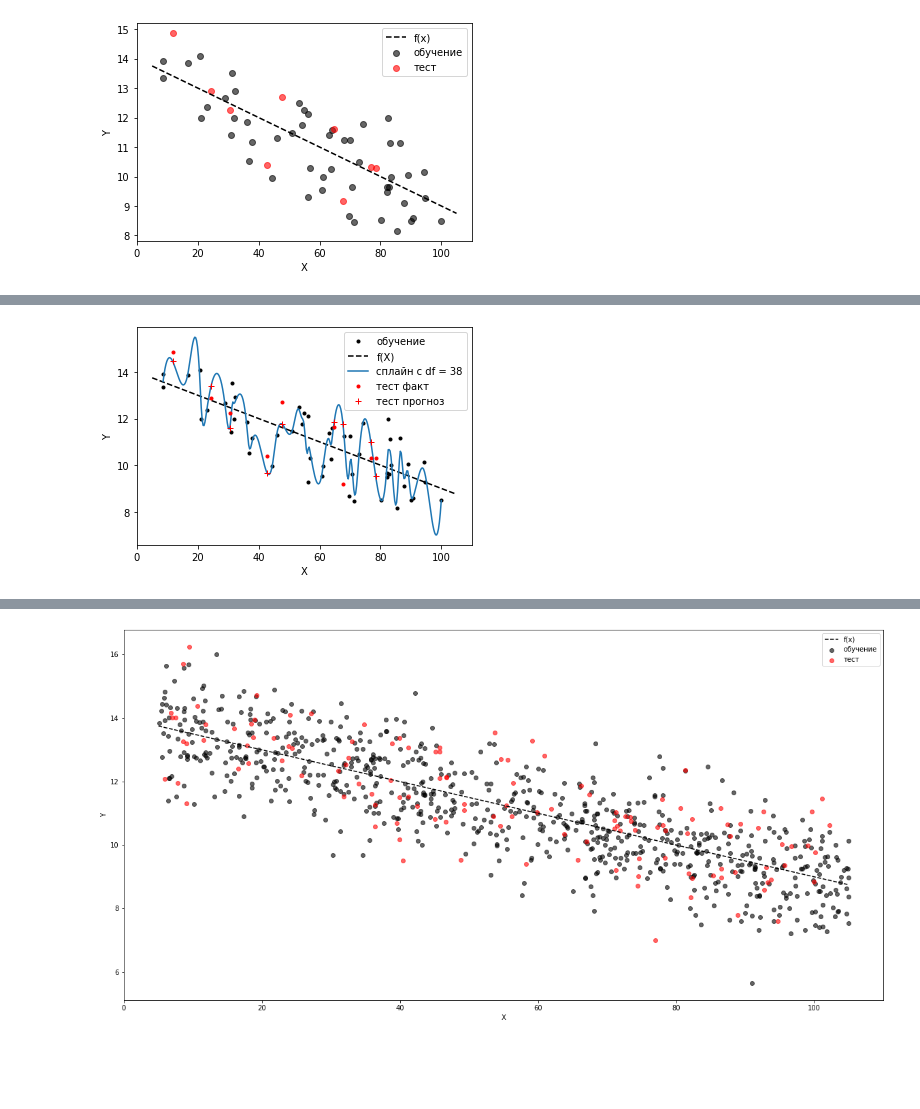
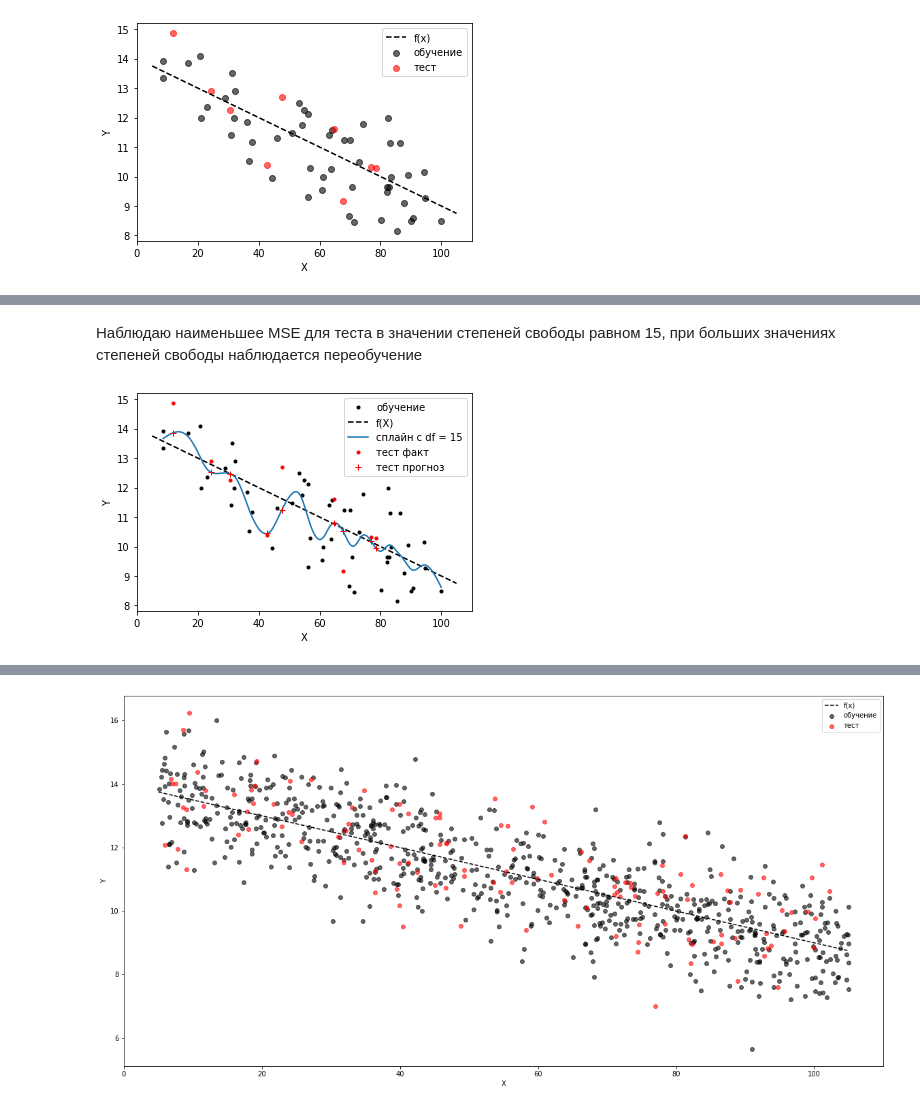
Before and after one commit to KirillSel/ML_Lab_1, a Jupyter notebook: Lab_1.ipynb, the cells around one changed output, grey strips where cells are left out. Saved outputs shown, nothing was run; the diff lists cells and outputs as text; code cells hidden in the pictures; blank space fills up the shorter version.

```diff
--- a/Lab_1.ipynb
+++ b/Lab_1.ipynb
@@ -60,44 +114,39 @@ plt.show()
+# %% [markdown]
+Наблюдаю наименьшее MSE для теста в значении степеней свободы равном 15, при больших значениях степеней свободы наблюдается переобучение
 # %%
-my_df = 38
+my_df = 15
 
-x_sorted_index = sorted(range(len(x_train)), key=lambda k: x_train[k])
-
-x_train_lin = np.linspace(min(x_train), max(x_train), num=300,
+x_train_lin = np.linspace(min(x_train), max(x_train), num=500,
                           endpoint=True)
-
-r_x = robjects.FloatVector(x_train)
-r_y = robjects.FloatVector(y_train)
-
-r_smooth_spline = robjects.r['smooth.spline']
 
 fit = r_smooth_spline(x=r_x, y=r_y, df=my_df)
 
 y_hat_train = np.array(robjects.r['predict'](fit,
     robjects.FloatVector(x_train)).rx2('y'))
 y_hat_test = np.array(robjects.r['predict'](fit,
     robjects.FloatVector(x_test)).rx2('y'))
 y_lin_plot = np.array(robjects.r['predict'](fit,
     robjects.FloatVector(x_train_lin)).rx2('y'))
 
 plt.plot(x_train, y_train, color='black', ls='', marker='.',
          label='обучение')
 plt.plot(x_line, y_line, color='black', ls='dashed', marker='',
          label='f(X)')
 plt.plot(x_train_lin, y_lin_plot, marker='',
          label='сплайн с df = %s' % my_df)
 plt.plot(x_test, y_test, color='red', ls='', marker='.',
          label='тест факт')
 plt.plot(x_test, y_hat_test, color='red', ls='', marker='+',
          label='тест прогноз')
 
 plt.xlabel('X')
 plt.ylabel('Y')
 plt.legend(loc='best')
 
 MSE_fit = [sum((y_train - y_hat_train)**2) / len(y_train),
            sum((y_test - y_hat_test)**2) / len(y_test)]
 # %% [output]
-[figure, old version]
+[figure, new version]
 # %%
 np.around(MSE_fit, 2)
 # %% [output]
```
Also changed, not shown: parts of 27 cells of this notebook.
